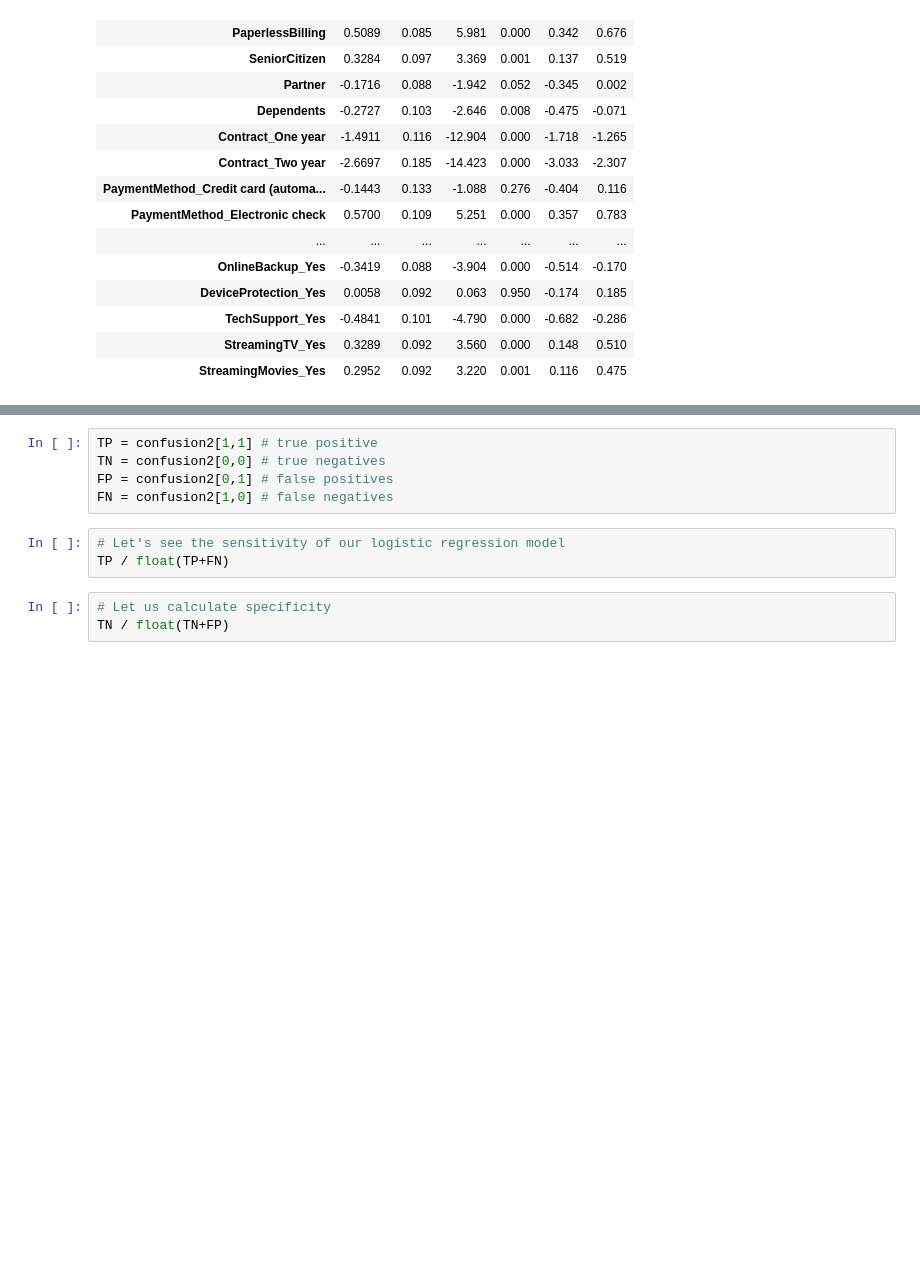
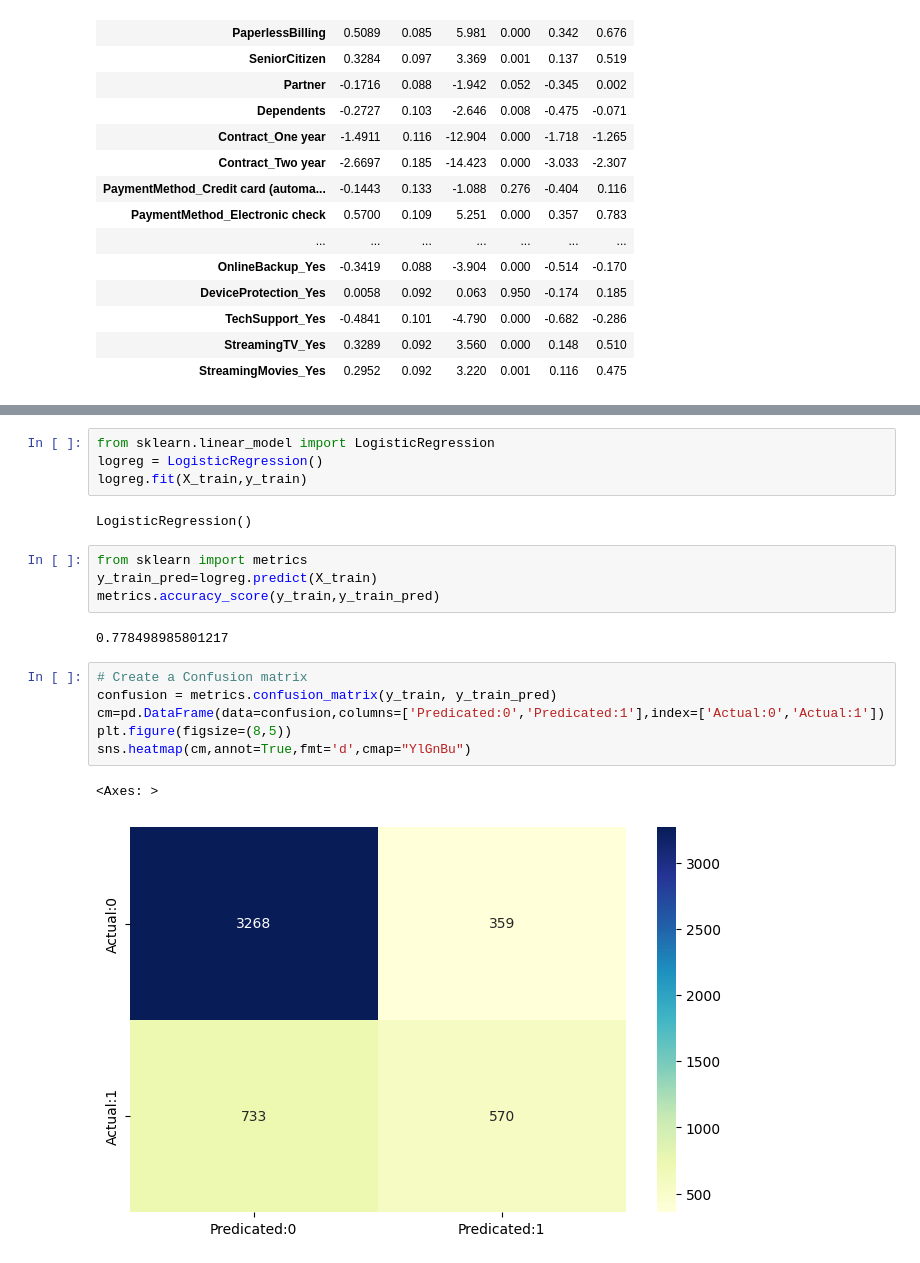
Before and after one commit to kjeyaram-orcl/DataScience, a Jupyter notebook: Telecom_Churn_CaseStudy.ipynb, the cells around one changed output, grey strips where cells are left out. Saved outputs shown, nothing was run; the diff lists cells and outputs as text; blank space fills up the shorter version.

```diff
--- a/Telecom_Churn_CaseStudy.ipynb
+++ b/Telecom_Churn_CaseStudy.ipynb
@@ -1229,11 +865,21 @@ confusion2
-# %%
-TP = confusion2[1,1] # true positive
-TN = confusion2[0,0] # true negatives
-FP = confusion2[0,1] # false positives
-FN = confusion2[1,0] # false negatives
-# %%
-# Let's see the sensitivity of our logistic regression model
-TP / float(TP+FN)
-# %%
-# Let us calculate specificity
-TN / float(TN+FP)
+# %%
+from sklearn.linear_model import LogisticRegression
+logreg = LogisticRegression()
+logreg.fit(X_train,y_train)
+# %% [output]
+LogisticRegression()
+# %%
+from sklearn import metrics
+y_train_pred=logreg.predict(X_train)
+metrics.accuracy_score(y_train,y_train_pred)
+# %% [output]
+0.778498985801217
+# %%
+# Create a Confusion matrix
+confusion = metrics.confusion_matrix(y_train, y_train_pred)
+cm=pd.DataFrame(data=confusion,columns=['Predicated:0','Predicated:1'],index=['Actual:0','Actual:1'])
+plt.figure(figsize=(8,5))
+sns.heatmap(cm,annot=True,fmt='d',cmap="YlGnBu")
+# %% [output]
+<Axes: >
+[figure, added]
```
Also changed, not shown: parts of 113 cells of this notebook.
